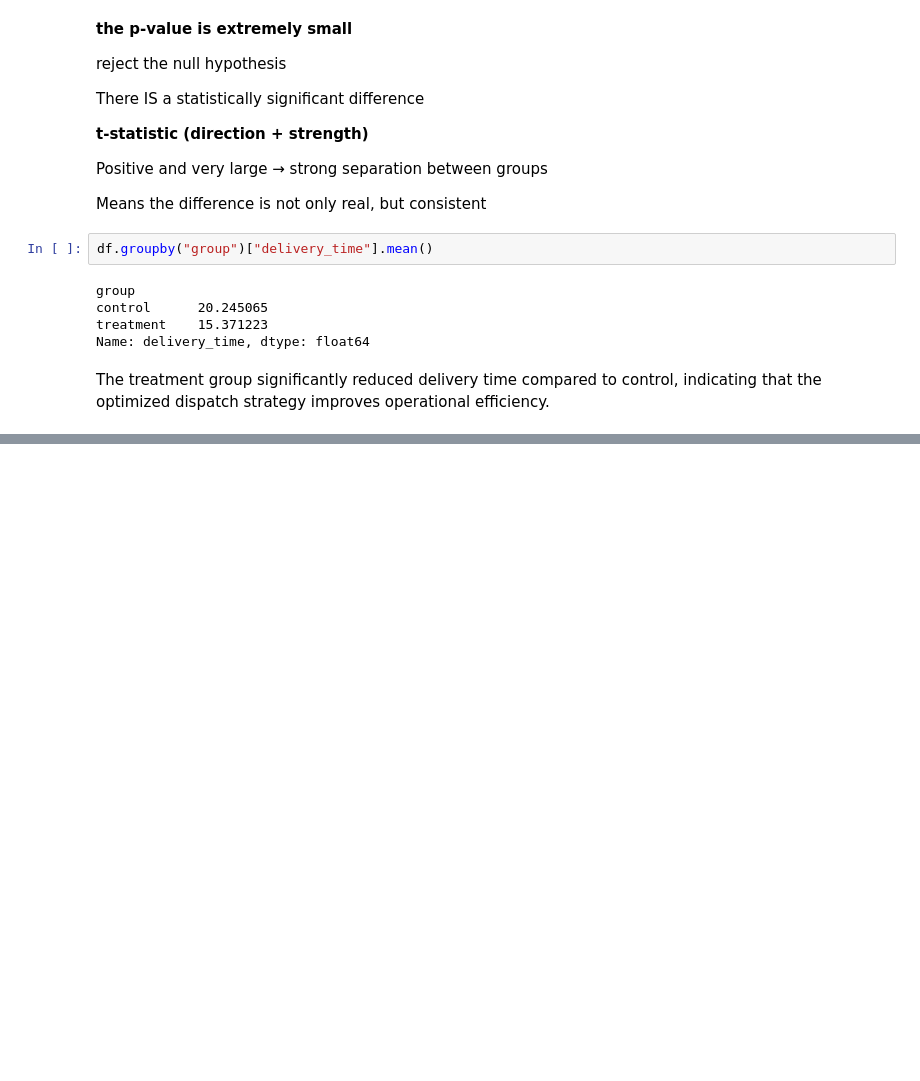
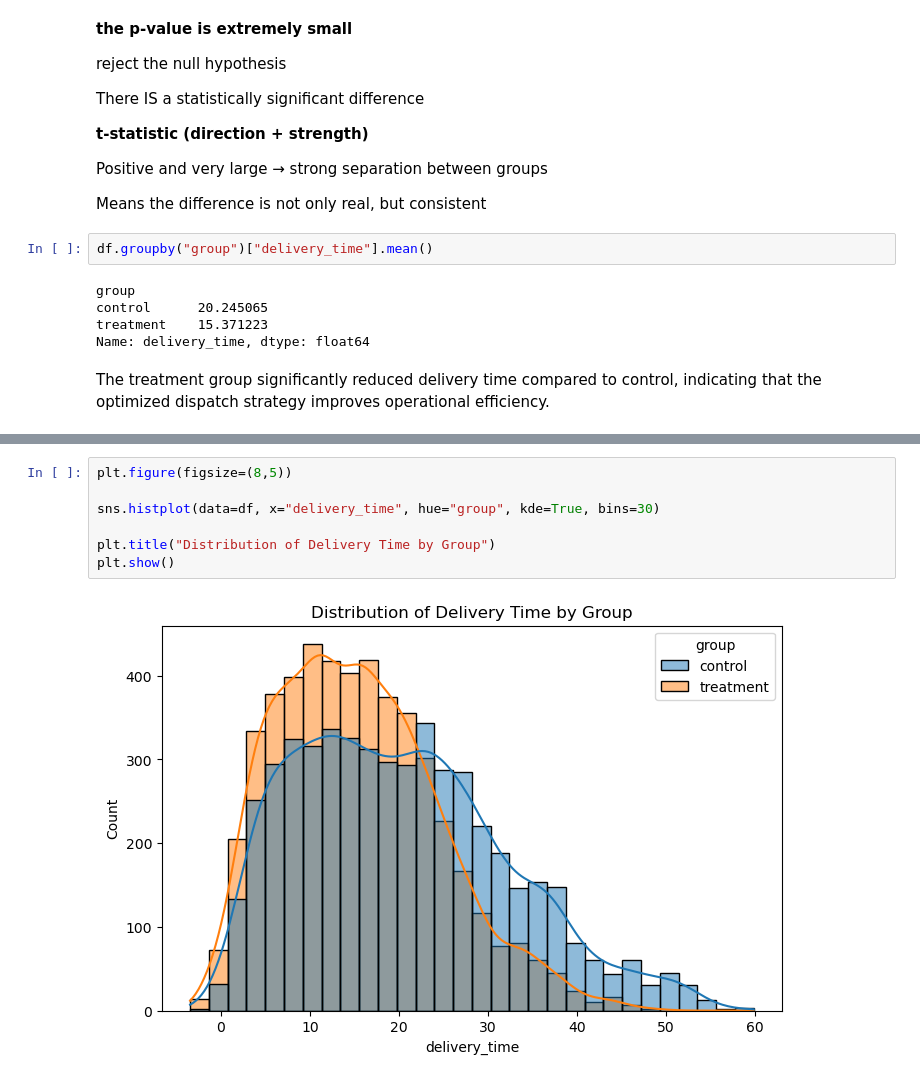
Before and after one commit to KC2016/last_mile, a Jupyter notebook: AB_testing2.ipynb, the cells around one changed output, grey strips where cells are left out. Cells and saved outputs as stored; diff of their text form; blank space fills up the shorter version.

```diff
--- a/AB_testing2.ipynb
+++ b/AB_testing2.ipynb
@@ -146,0 +161,9 @@ The treatment group significantly reduced delivery time compared to control, ind
+# %%
+plt.figure(figsize=(8,5))
+
+sns.histplot(data=df, x="delivery_time", hue="group", kde=True, bins=30)
+
+plt.title("Distribution of Delivery Time by Group")
+plt.show()
+# %% [output]
+[figure, added]
```
Also changed, not shown: parts of 10 cells of this notebook, 6 other files.
